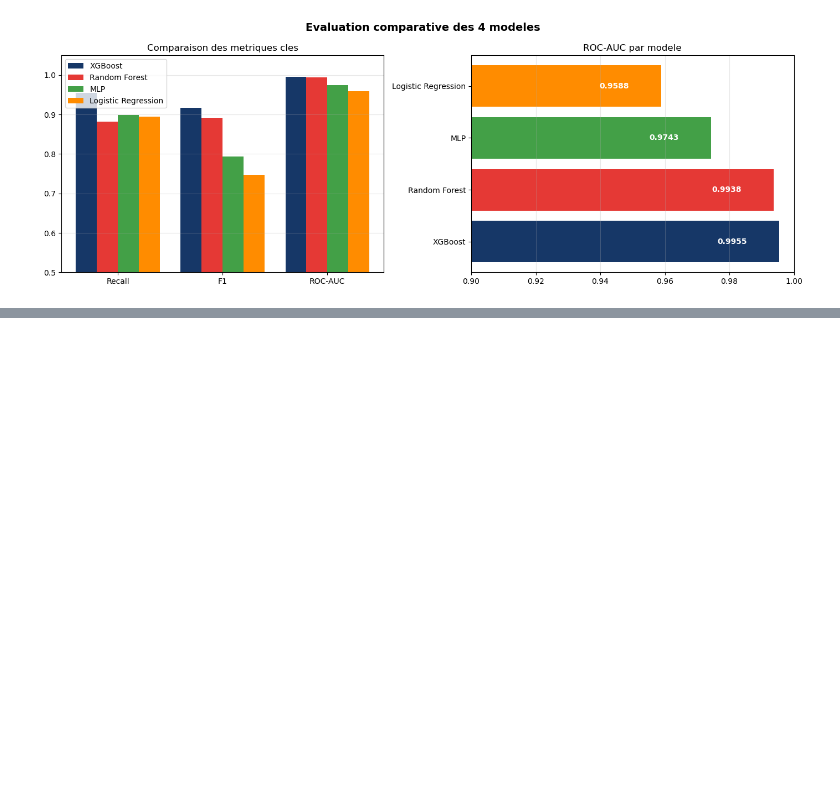
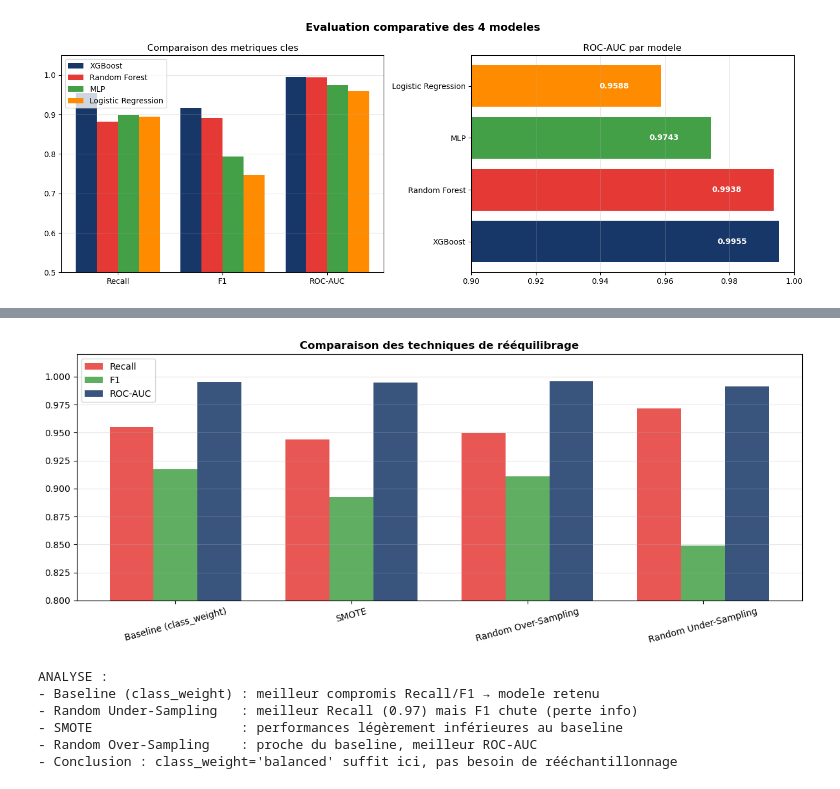
Before and after one commit to melissabelkessam/Projet-DATA-Science, a Jupyter notebook: notebooks/03_Models.ipynb, the cells around one changed output, grey strips where cells are left out. Saved outputs shown, nothing was run; the diff lists cells and outputs as text; code cells hidden in the pictures; blank space fills up the shorter version.

```diff
--- a/notebooks/03_Models.ipynb
+++ b/notebooks/03_Models.ipynb
@@ -295,0 +404,39 @@ Logistic Regression    0.9102     0.6408  0.8947  0.7468   0.9588
+# %%
+# CELLULE 11 - Visualisation comparaison rééquilibrage
+fig, ax = plt.subplots(figsize=(12, 5))
+
+x = np.arange(len(df_imbalance))
+width = 0.25
+metrics = ['Recall', 'F1', 'ROC-AUC']
+colors = [COLOR_RED, COLOR_GREEN, COLOR_BLUE]
+
+for i, (metric, color) in enumerate(zip(metrics, colors)):
+    ax.bar(x + i*width, df_imbalance[metric], width,
+           label=metric, color=color, alpha=0.85)
+
+ax.set_xticks(x + width)
+ax.set_xticklabels(df_imbalance.index, rotation=15)
+ax.set_ylim(0.8, 1.02)
+ax.set_title('Comparaison des techniques de rééquilibrage', fontweight='bold')
+ax.legend()
+ax.grid(axis='y', alpha=0.3)
+plt.tight_layout()
+plt.savefig('../reports/imbalance_comparison.png', dpi=150, bbox_inches='tight')
+plt.show()
+
+print("""
+ANALYSE :
+- Baseline (class_weight) : meilleur compromis Recall/F1 → modele retenu
+- Random Under-Sampling   : meilleur Recall (0.97) mais F1 chute (perte info)
+- SMOTE                   : performances légèrement inférieures au baseline
+- Random Over-Sampling    : proche du baseline, meilleur ROC-AUC
+- Conclusion : class_weight='balanced' suffit ici, pas besoin de rééchantillonnage
+""")
+# %% [output]
+[figure, added]
+ANALYSE :
+- Baseline (class_weight) : meilleur compromis Recall/F1 → modele retenu
+- Random Under-Sampling   : meilleur Recall (0.97) mais F1 chute (perte info)
+- SMOTE                   : performances légèrement inférieures au baseline
+- Random Over-Sampling    : proche du baseline, meilleur ROC-AUC
+- Conclusion : class_weight='balanced' suffit ici, pas besoin de rééchantillonnage
```
Also changed, not shown: parts of 4 cells of this notebook.
